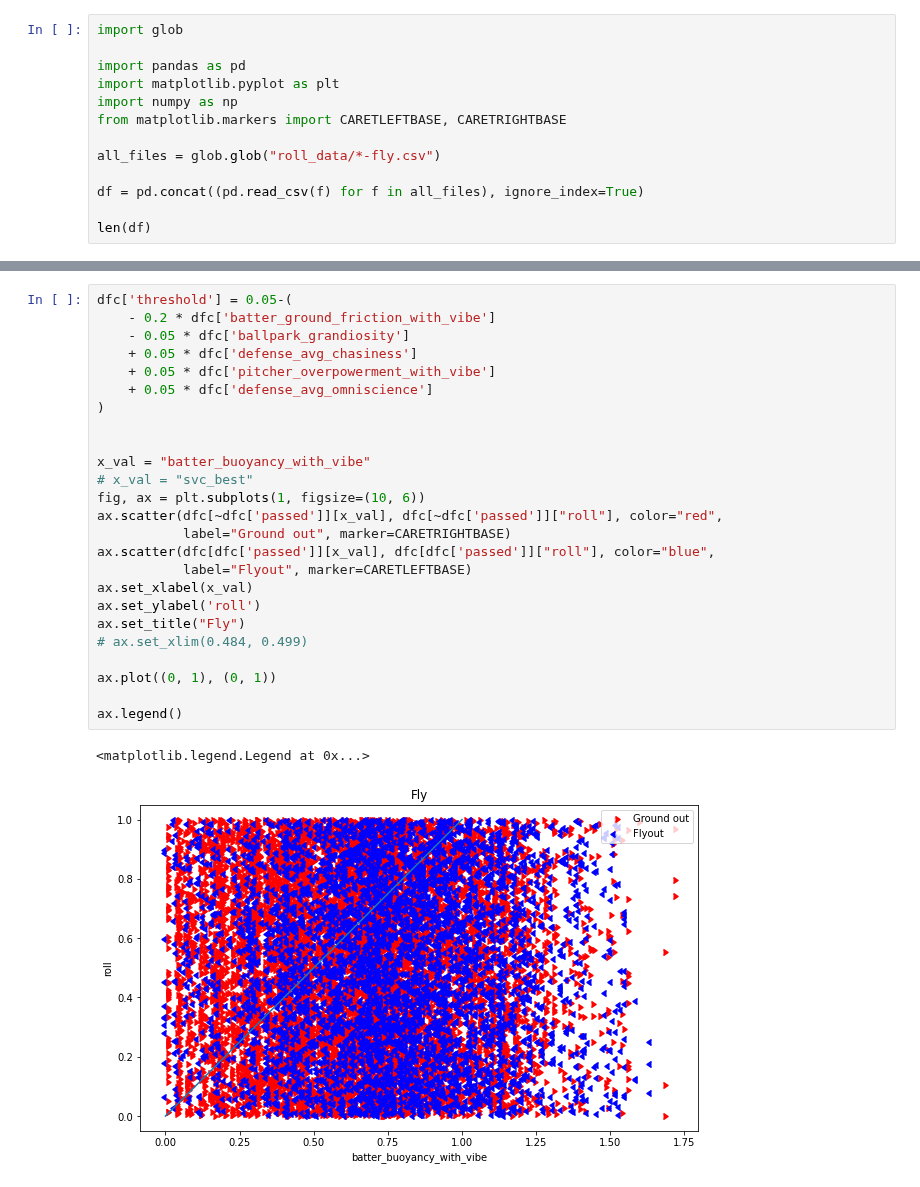
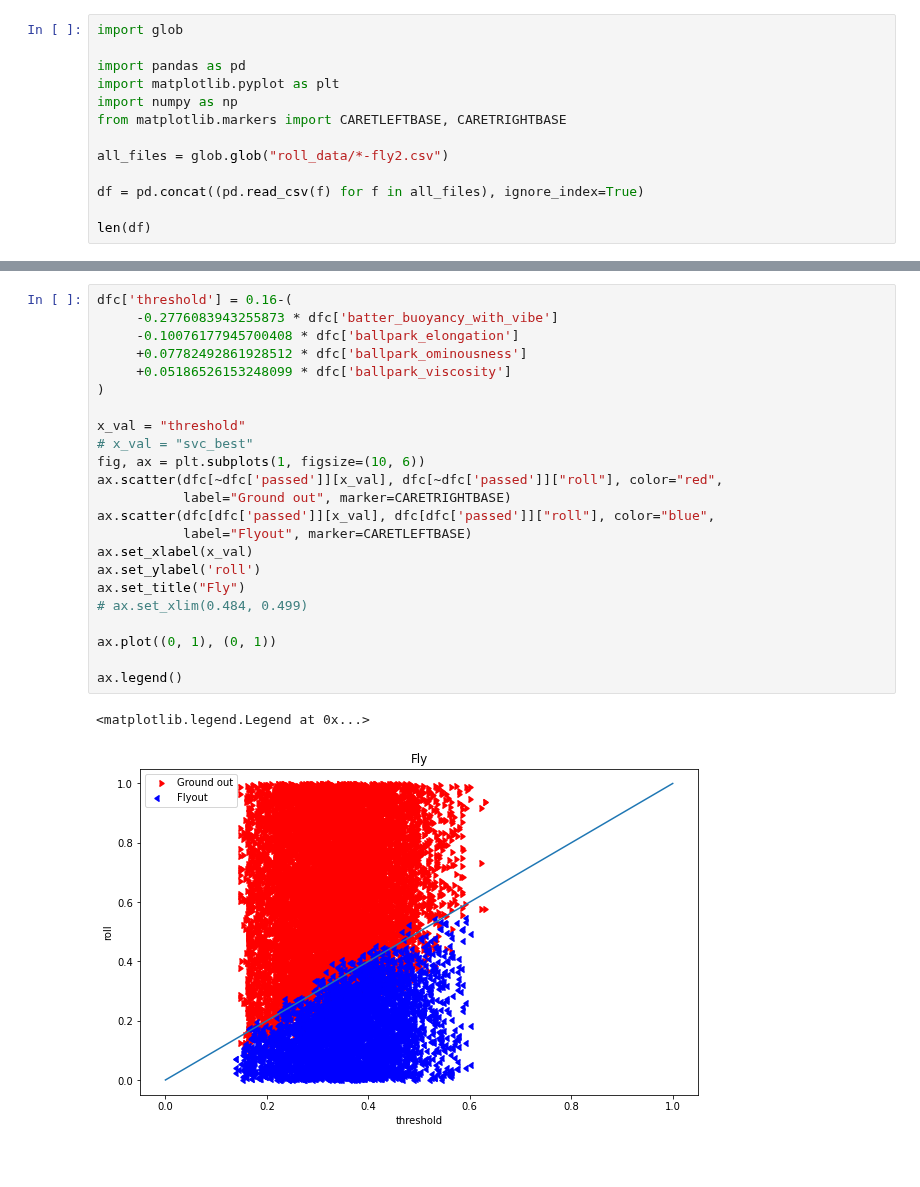
Before and after one commit to xSke/resim, a Jupyter notebook: find_roll_formula_fly.ipynb, the cells around one changed output, grey strips where cells are left out. Cells and saved outputs as stored; diff of their text form; blank space fills up the shorter version.

```diff
--- a/find_roll_formula_fly.ipynb
+++ b/find_roll_formula_fly.ipynb
@@ -6,7 +6,7 @@ import matplotlib.pyplot as plt
 import numpy as np
 from matplotlib.markers import CARETLEFTBASE, CARETRIGHTBASE
 
-all_files = glob.glob("roll_data/*-fly.csv")
+all_files = glob.glob("roll_data/*-fly2.csv")
 
 df = pd.concat((pd.read_csv(f) for f in all_files), ignore_index=True)
 
@@ -46,31 +49,29 @@ len(dfc)
 # %%
-dfc['threshold'] = 0.05-(
-    - 0.2 * dfc['batter_ground_friction_with_vibe']
-    - 0.05 * dfc['ballpark_grandiosity']
-    + 0.05 * dfc['defense_avg_chasiness']
-    + 0.05 * dfc['pitcher_overpowerment_with_vibe']
-    + 0.05 * dfc['defense_avg_omniscience']
+dfc['threshold'] = 0.16-(
+     -0.2776083943255873 * dfc['batter_buoyancy_with_vibe']
+     -0.10076177945700408 * dfc['ballpark_elongation']
+     +0.07782492861928512 * dfc['ballpark_ominousness']
+     +0.05186526153248099 * dfc['ballpark_viscosity']
 )
 
-
-x_val = "batter_buoyancy_with_vibe"
+x_val = "threshold"
 # x_val = "svc_best"
 fig, ax = plt.subplots(1, figsize=(10, 6))
 ax.scatter(dfc[~dfc['passed']][x_val], dfc[~dfc['passed']]["roll"], color="red",
            label="Ground out", marker=CARETRIGHTBASE)
 ax.scatter(dfc[dfc['passed']][x_val], dfc[dfc['passed']]["roll"], color="blue",
            label="Flyout", marker=CARETLEFTBASE)
 ax.set_xlabel(x_val)
 ax.set_ylabel('roll')
 ax.set_title("Fly")
 # ax.set_xlim(0.484, 0.499)
 
 ax.plot((0, 1), (0, 1))
 
 ax.legend()
 # %% [output]
 <matplotlib.legend.Legend at 0x...>
-[figure, old version]
+[figure, new version]
 # %%
 dfc["offset"] = dfc["roll"] - dfc["threshold"]
 outliers = dfc[(dfc["passed"] & (dfc["offset"] >= 0)) | (~dfc["passed"] & (dfc["offset"] <= 0))]
```
Also changed, not shown: parts of 14 cells of this notebook, 3 other files.
